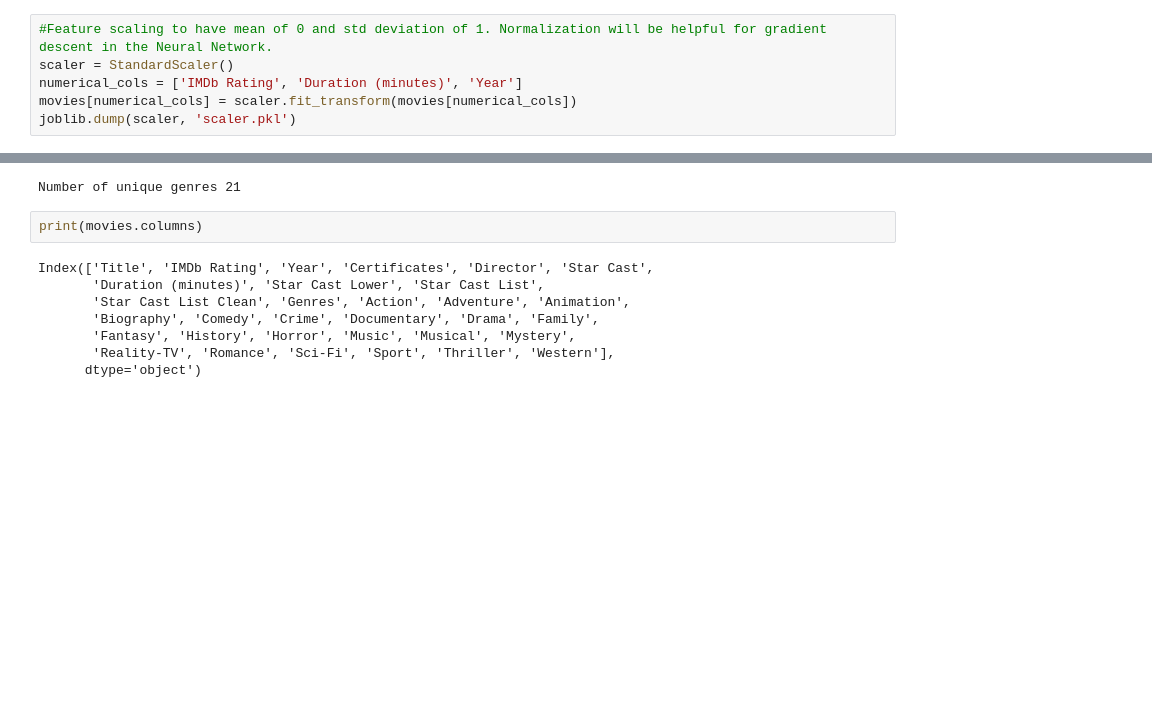
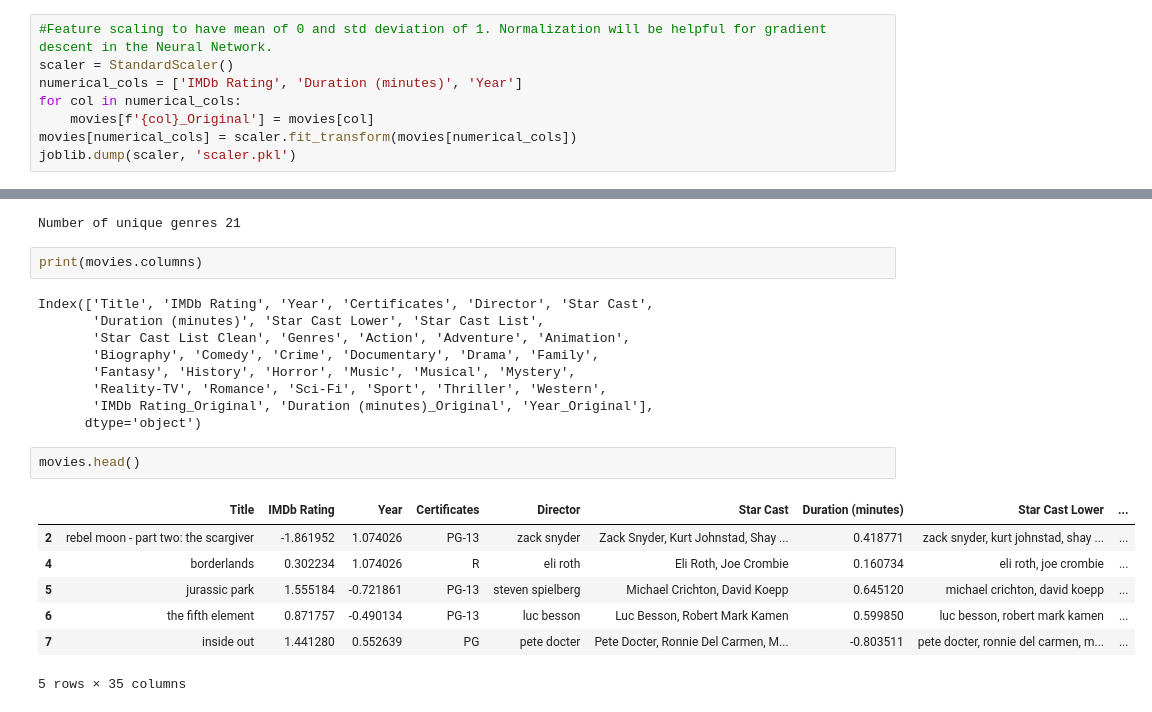
Before and after one commit to Ashrier/CPSC-8740, a Jupyter notebook: IMDB_Data_Processing.ipynb, the cells around one changed output, grey strips where cells are left out. Cells and saved outputs as stored; diff of their text form; blank space fills up the shorter version.

```diff
--- a/IMDB_Data_Processing.ipynb
+++ b/IMDB_Data_Processing.ipynb
@@ -184,6 +184,8 @@ for col in text_columns:
 #Feature scaling to have mean of 0 and std deviation of 1. Normalization will be helpful for gradient descent in the Neural Network.
 scaler = StandardScaler()
 numerical_cols = ['IMDb Rating', 'Duration (minutes)', 'Year']
+for col in numerical_cols:
+    movies[f'{col}_Original'] = movies[col]
 movies[numerical_cols] = scaler.fit_transform(movies[numerical_cols])
 joblib.dump(scaler, 'scaler.pkl')
 # %% [output]
@@ -260,5 +262,16 @@ Index(['Title', 'IMDb Rating', 'Year', 'Certificates', 'Director', 'Star Cast',
        'Star Cast List Clean', 'Genres', 'Action', 'Adventure', 'Animation',
        'Biography', 'Comedy', 'Crime', 'Documentary', 'Drama', 'Family',
        'Fantasy', 'History', 'Horror', 'Music', 'Musical', 'Mystery',
-       'Reality-TV', 'Romance', 'Sci-Fi', 'Sport', 'Thriller', 'Western'],
+       'Reality-TV', 'Romance', 'Sci-Fi', 'Sport', 'Thriller', 'Western',
+       'IMDb Rating_Original', 'Duration (minutes)_Original', 'Year_Original'],
       dtype='object')
+# %%
+movies.head()
+# %% [output]
+|  | Title | IMDb Rating | Year | Certificates | Director | Star Cast | Duration (minutes) | Star Cast Lower | ... |
+| 2 | rebel moon - part two: the scargiver | -1.861952 | 1.074026 | PG-13 | zack snyder | Zack Snyder, Kurt Johnstad, Shay ... | 0.418771 | zack snyder, kurt johnstad, shay ... | ... |
+| 4 | borderlands | 0.302234 | 1.074026 | R | eli roth | Eli Roth, Joe Crombie | 0.160734 | eli roth, joe crombie | ... |
+| 5 | jurassic park | 1.555184 | -0.721861 | PG-13 | steven spielberg | Michael Crichton, David Koepp | 0.645120 | michael crichton, david koepp | ... |
+| 6 | the fifth element | 0.871757 | -0.490134 | PG-13 | luc besson | Luc Besson, Robert Mark Kamen | 0.599850 | luc besson, robert mark kamen | ... |
+| 7 | inside out | 1.441280 | 0.552639 | PG | pete docter | Pete Docter, Ronnie Del Carmen, M... | -0.803511 | pete docter, ronnie del carmen, m... | ... |
+5 rows × 35 columns
```
Also changed, not shown: parts of 1 cell of this notebook, 6 other files.
